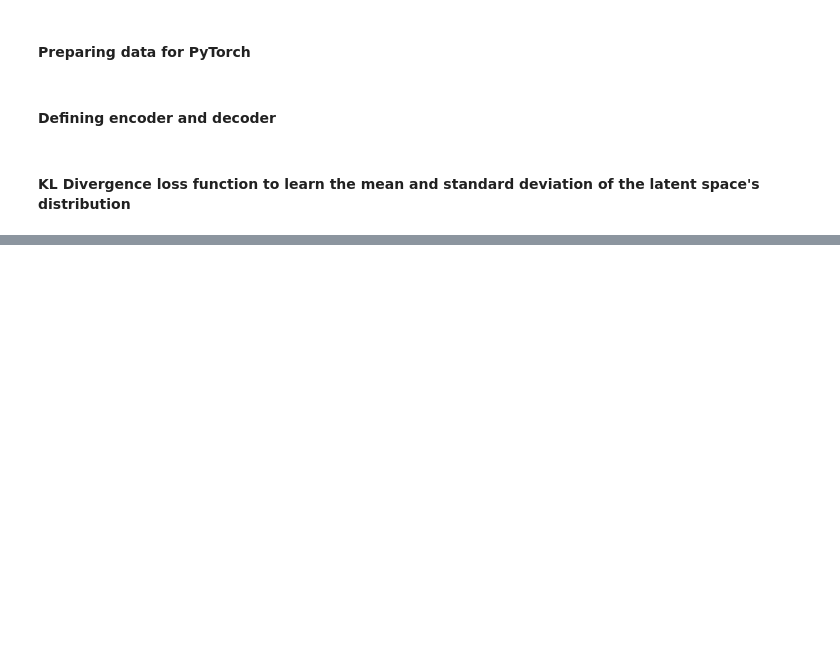
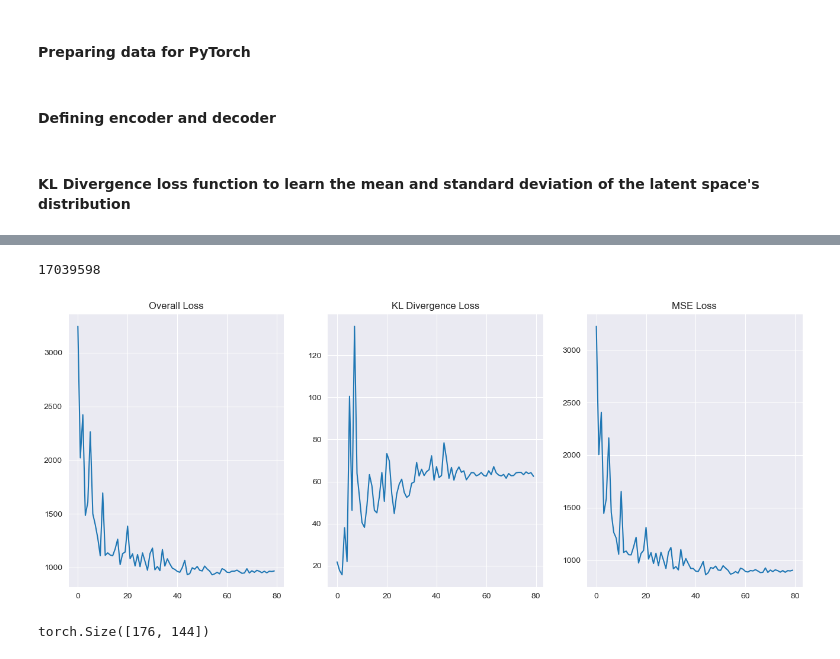
Before and after one commit to lazarovziv/ML-Pipeline, a Jupyter notebook: notebook.ipynb, the cells around one changed output, grey strips where cells are left out. Cells and saved outputs as stored; diff of their text form; code cells hidden in the pictures; blank space fills up the shorter version.

Commit message:
notebook: added hyperparameters tuning with optuna - modified train function to use train_epoch for reporting - hyperparameters are now initialized via optuna best parameters

```diff
--- a/notebook.ipynb
+++ b/notebook.ipynb
@@ -927,0 +748,3 @@ file ./saved_models/autoencoder-opt_name=SGD-lr=0.008-momentum=0-dampening=0.25-
+# %%
+study = optuna.create_study(direction='minimize')
+study.optimize(objective, n_trials=25, timeout=120000)
@@ -927,0 +789,61 @@ file ./saved_models/autoencoder-opt_name=SGD-lr=0.008-momentum=0-dampening=0.25-
+# %%
+encoded_dim = study.best_trial.params['encoded_dim']
+initial_out_channels = study.best_trial.params['initial_out_channels']
+autoencoder = AutoEncoder(in_channels=1, encoded_dim=encoded_dim, initial_out_channels=initial_out_channels).to(device)
+encoder = autoencoder.encoder
+decoder = autoencoder.decoder
+# %%
+sum(p.numel() for p in autoencoder.parameters())
+# %% [output]
+17039598
+# %%
+# lr = 0.008
+lr = study.best_trial.params['lr']
+weight_decay = study.best_trial.params['weight_decay']
+momentum = study.best_trial.params['momentum']
+dampening = study.best_trial.params['dampening']
+scheduler_gamma = study.best_trial.params['scheduler_gamma']
+# optimizer = torch.optim.Adam(autoencoder.parameters(), lr=lr, betas=(0.5, 0.999), weight_decay=0.25)
+# optimizer = torch.optim.SGD(autoencoder.parameters(), lr=lr, weight_decay=0.25, momentum=0, dampening=0.25)
+optimizer = torch.optim.SGD(autoencoder.parameters(), lr=lr, weight_decay=weight_decay, momentum=momentum, dampening=dampening)
+# scheduler = torch.optim.lr_scheduler.ExponentialLR(optimizer, gamma=0.9)
+scheduler = torch.optim.lr_scheduler.ExponentialLR(optimizer, gamma=scheduler_gamma)
+mse = nn.MSELoss()
+
+# kl_divergence_lambda = 3
+kl_divergence_lambda = study.best_trial.params['kl_divergence_lambda']
+# %%
+epochs = study.best_trial.params['epochs']
+batch_size = study.best_trial.params['batch_size']
+
+dataloader = torch.utils.data.DataLoader(alzheimer_dataset, batch_size=batch_size, shuffle=True)
+# %%
+overall_losses, kl_divergence_losses, mse_losses = train(
+    model=autoencoder,
+    optimizer=optimizer,
+    loss=mse,
+    epochs=epochs,
+    regularization_lambda=kl_divergence_lambda,
+    dataloader=dataloader,
+    dataset=alzheimer_dataset,
+    scheduler=scheduler,
+    plot=True,
+    trial=None
+)
+# %% [output]
+[figure, added]
+# %%
+image_to_generate = images[1]
+# getting a generated image from the original
+with torch.no_grad():
+    # expanding the channel
+    original_batched_image = np.expand_dims(image_to_generate, axis=0)
+    # expanding batch
+    original_batched_image = np.expand_dims(original_batched_image, axis=0)
+    _, _, _, generated_image = autoencoder(torch.from_numpy(original_batched_image) \
+                                  .to(device=device, dtype=torch.float32))
+
+    generated_image = generated_image.flatten(start_dim=0, end_dim=2)
+    print(generated_image.shape)
+# %% [output]
+torch.Size([176, 144])
```
Also changed, not shown: parts of 60 cells of this notebook.
